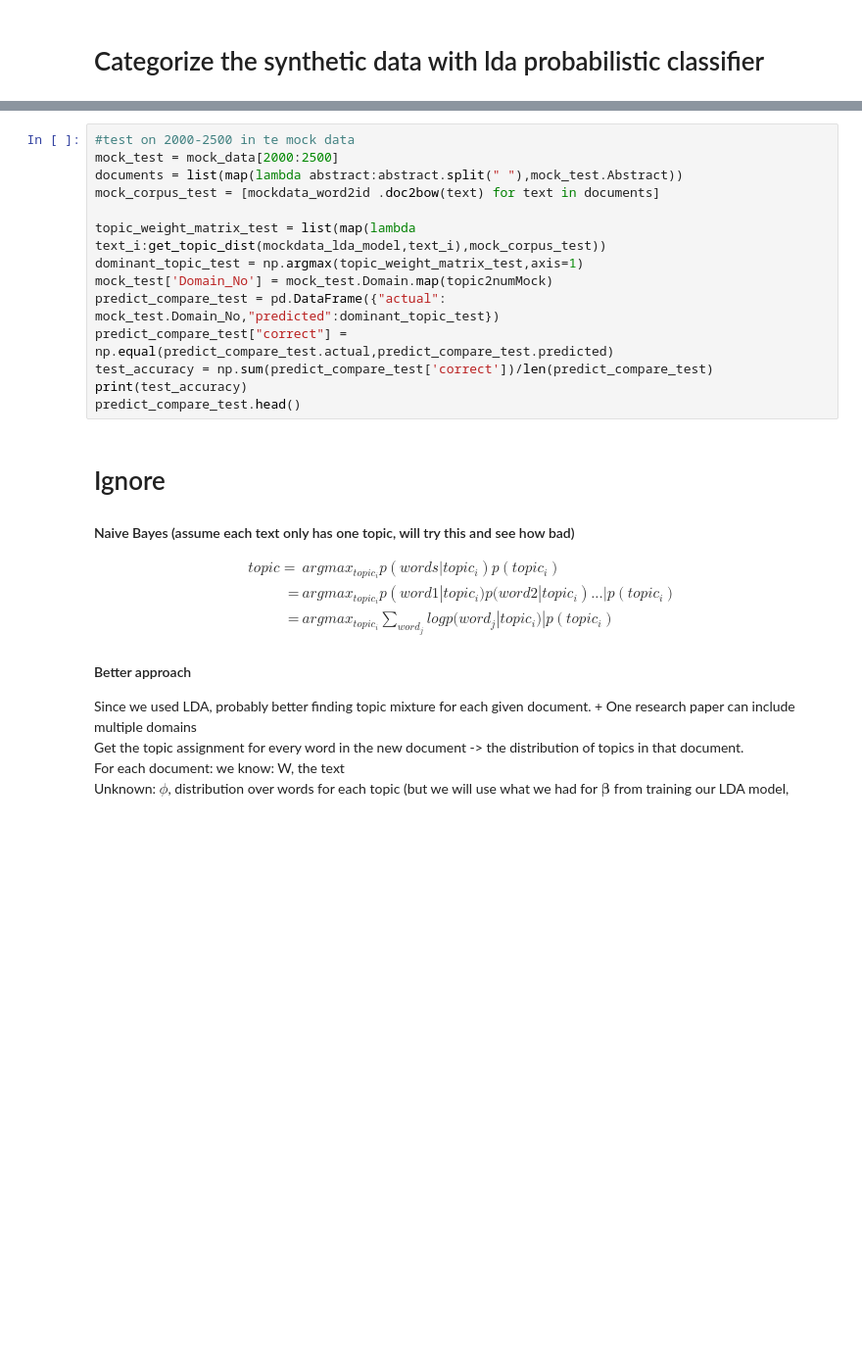
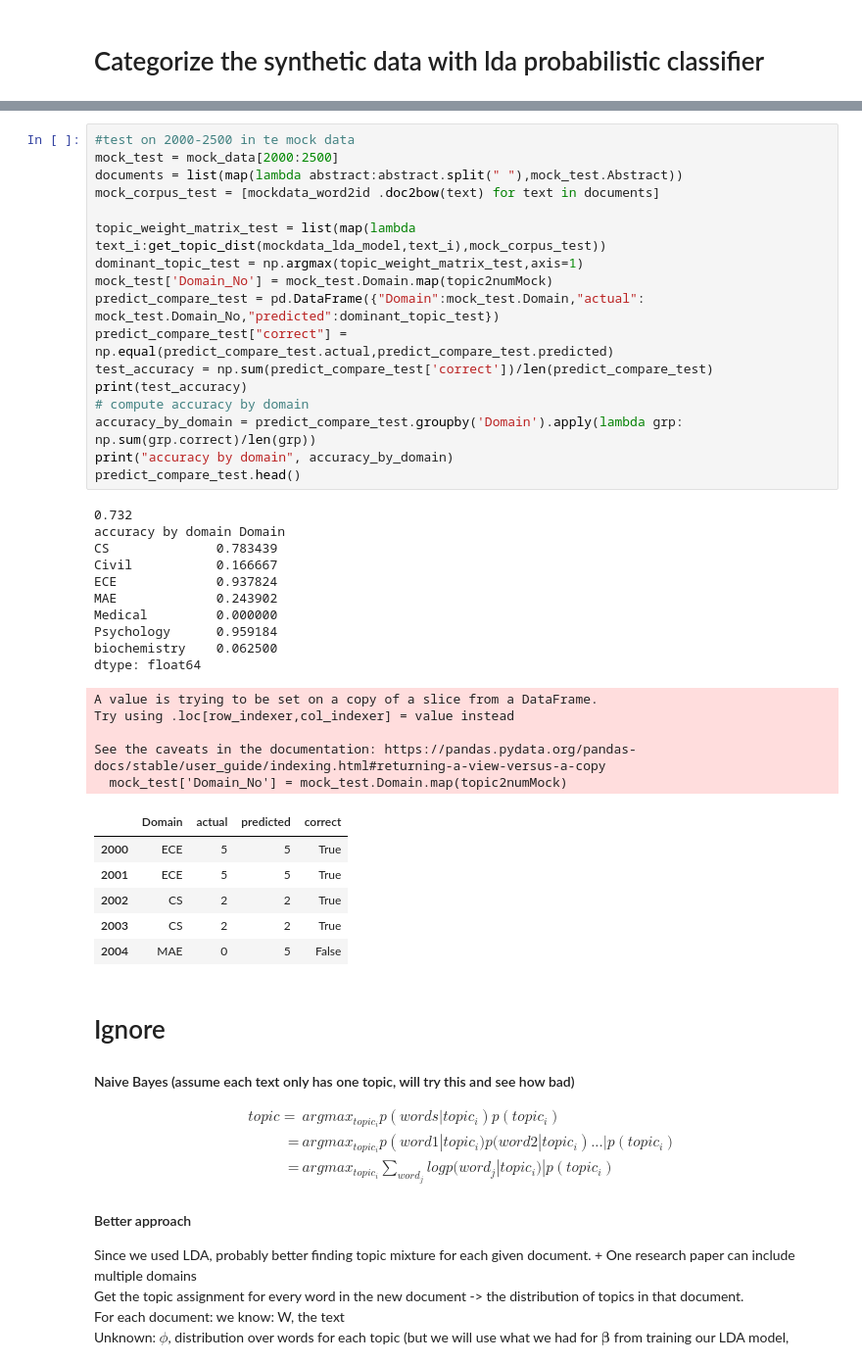
Before and after one commit to clarissaache/DocumentClassifier, a Jupyter notebook: lda.ipynb, the cells around one changed output, grey strips where cells are left out. Shown at 98% size. Saved outputs shown, nothing was run; the diff lists cells and outputs as text; blank space fills up the shorter version.

```diff
--- a/lda.ipynb
+++ b/lda.ipynb
@@ -510,17 +542,42 @@ SyntaxError: unexpected EOF while parsing (2160559482.py, line 2)
 # %%
 #test on 2000-2500 in te mock data
 mock_test = mock_data[2000:2500]
 documents = list(map(lambda abstract:abstract.split(" "),mock_test.Abstract))
 mock_corpus_test = [mockdata_word2id .doc2bow(text) for text in documents]
 
 topic_weight_matrix_test = list(map(lambda text_i:get_topic_dist(mockdata_lda_model,text_i),mock_corpus_test))
 dominant_topic_test = np.argmax(topic_weight_matrix_test,axis=1)
 mock_test['Domain_No'] = mock_test.Domain.map(topic2numMock)
-predict_compare_test = pd.DataFrame({"actual": mock_test.Domain_No,"predicted":dominant_topic_test})
+predict_compare_test = pd.DataFrame({"Domain":mock_test.Domain,"actual": mock_test.Domain_No,"predicted":dominant_topic_test})
 predict_compare_test["correct"] = np.equal(predict_compare_test.actual,predict_compare_test.predicted)
 test_accuracy = np.sum(predict_compare_test['correct'])/len(predict_compare_test)
 print(test_accuracy)
+# compute accuracy by domain
+accuracy_by_domain = predict_compare_test.groupby('Domain').apply(lambda grp: np.sum(grp.correct)/len(grp))
+print("accuracy by domain", accuracy_by_domain)
 predict_compare_test.head()
+# %% [output]
+0.732
+accuracy by domain Domain
+CS              0.783439
+Civil           0.166667
+ECE             0.937824
+MAE             0.243902
+Medical         0.000000
+Psychology      0.959184
+biochemistry    0.062500
+dtype: float64
+A value is trying to be set on a copy of a slice from a DataFrame.
+Try using .loc[row_indexer,col_indexer] = value instead
+
+See the caveats in the documentation: https://pandas.pydata.org/pandas-docs/stable/user_guide/indexing.html#returning-a-view-versus-a-copy
+  mock_test['Domain_No'] = mock_test.Domain.map(topic2numMock)
+|  | Domain | actual | predicted | correct |
+| 2000 | ECE | 5 | 5 | True |
+| 2001 | ECE | 5 | 5 | True |
+| 2002 | CS | 2 | 2 | True |
+| 2003 | CS | 2 | 2 | True |
+| 2004 | MAE | 0 | 5 | False |
 # %% [markdown]
 # Ignore
 #### Naive Bayes (assume each text only has one topic, will try this and see how bad)
```
Also changed, not shown: parts of 23 cells of this notebook, 2 other files.
